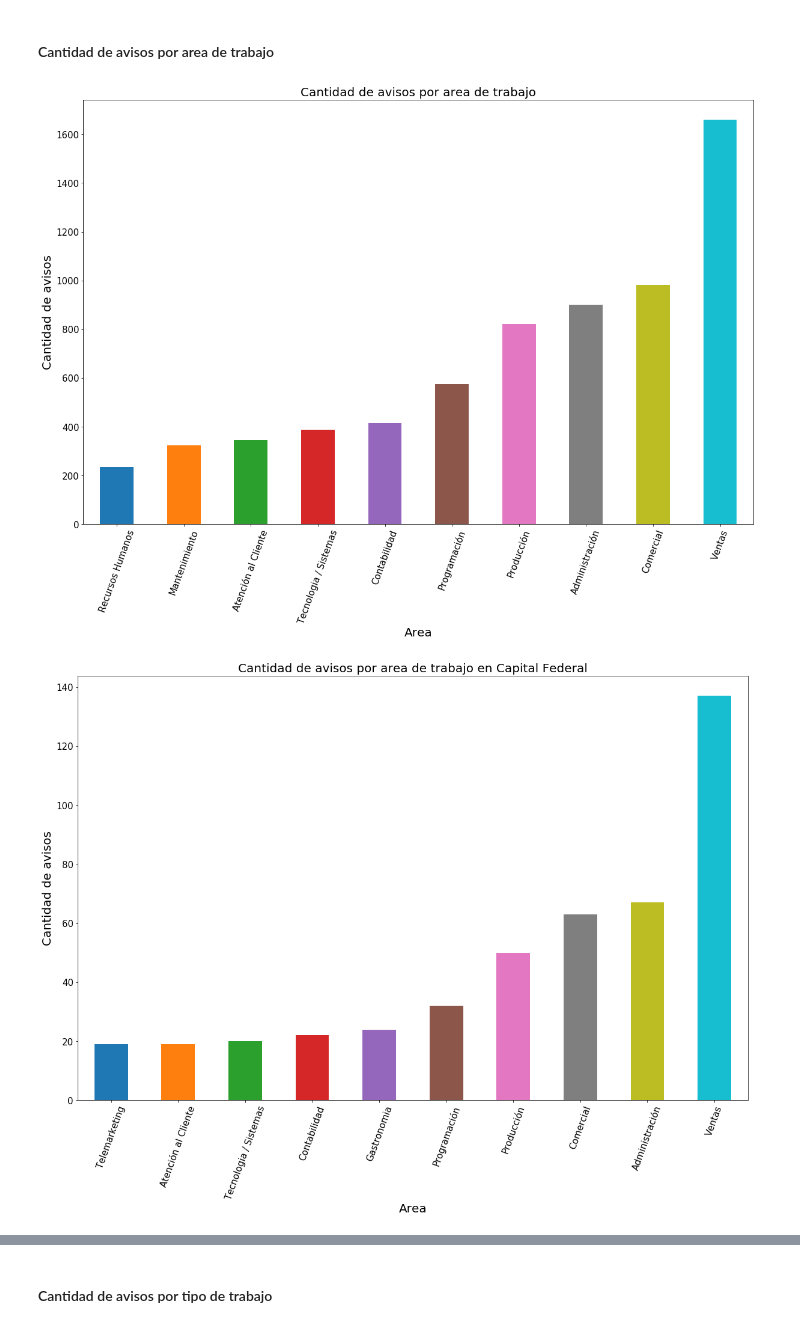
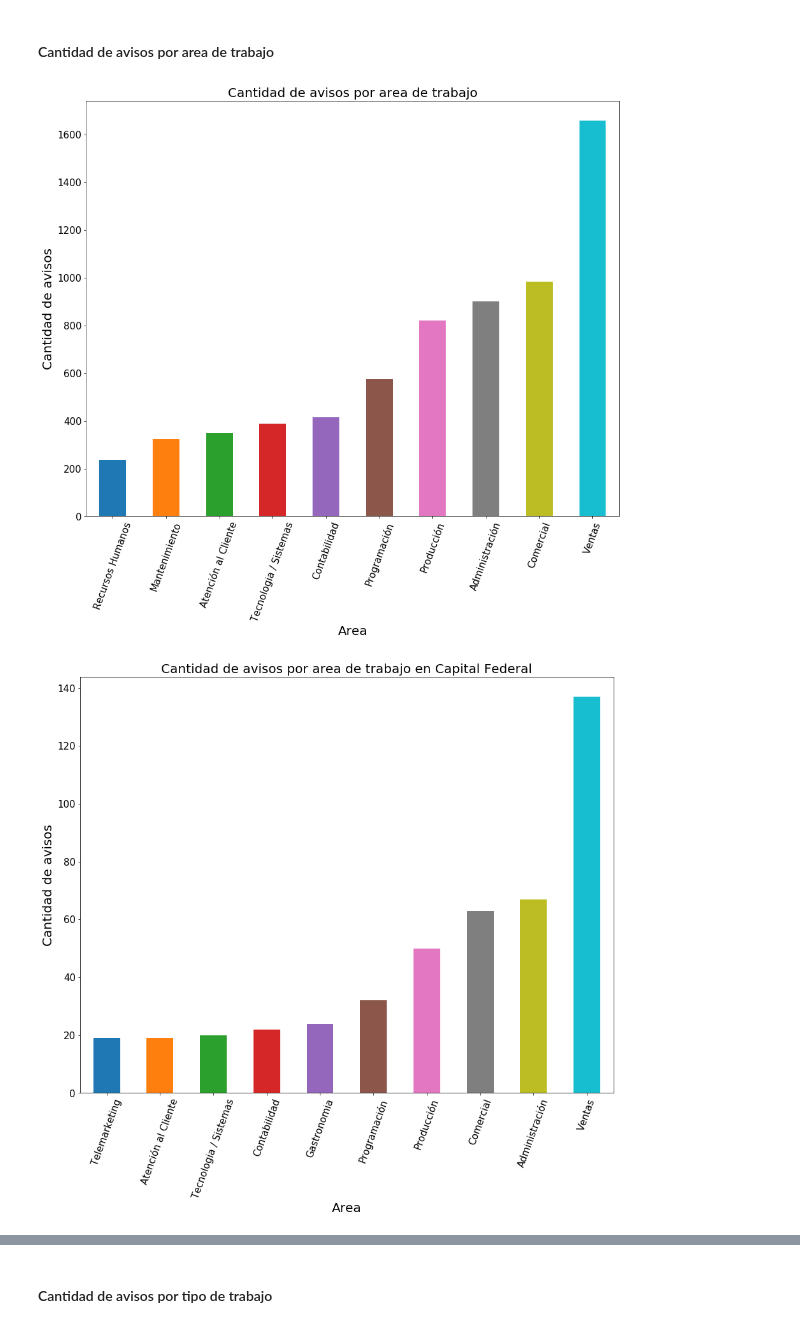
Before and after one commit to fcavazzoli/DatosTP, a Jupyter notebook: TP1 - Avisos.ipynb, the cells around one changed output, grey strips where cells are left out. Drawn from its saved outputs; the diff is of its cells as text; code cells hidden in the pictures.

```diff
--- a/TP1 - Avisos.ipynb
+++ b/TP1 - Avisos.ipynb
@@ -37,21 +37,21 @@ plt.tick_params(axis='y', labelsize=15)
 # %% [markdown]
 #### Cantidad de avisos por area de trabajo
 # %%
-plt = avisos.groupby('nombre_area').count().sort_values('idaviso')[-10:].loc[:, 'idaviso'].plot.bar(figsize=(20,13))
+plt = avisos.groupby('nombre_area').count().sort_values('idaviso')[-10:].loc[:, 'idaviso'].plot.bar(figsize=(15,12))
 plt.set_title('Cantidad de avisos por area de trabajo', size=20)
 plt.set_xlabel('Area',size=20)
 plt.set_ylabel('Cantidad de avisos',size=20)
 plt.tick_params(axis='x', labelrotation=70, labelsize=15)
 plt.tick_params(axis='y', labelsize=15)
 # %% [output]
-[figure, old version]
+[figure, new version]
 # %%
-plt = avisos.groupby('nombre_zona').get_group('Capital Federal').groupby('nombre_area').count().sort_values('idaviso')[-10:].loc[:, 'idaviso'].plot.bar(figsize=(20,13))
+plt = avisos.groupby('nombre_zona').get_group('Capital Federal').groupby('nombre_area').count().sort_values('idaviso')[-10:].loc[:, 'idaviso'].plot.bar(figsize=(15,12))
 plt.set_title('Cantidad de avisos por area de trabajo en Capital Federal', size=20)
 plt.set_xlabel('Area',size=20)
 plt.set_ylabel('Cantidad de avisos',size=20)
 plt.tick_params(axis='x', labelrotation=70, labelsize=15)
 plt.tick_params(axis='y', labelsize=15)
 # %% [output]
-[figure, old version]
+[figure, new version]
 # %%
```
Also changed, not shown: parts of 6 cells of this notebook, 5 other files.
